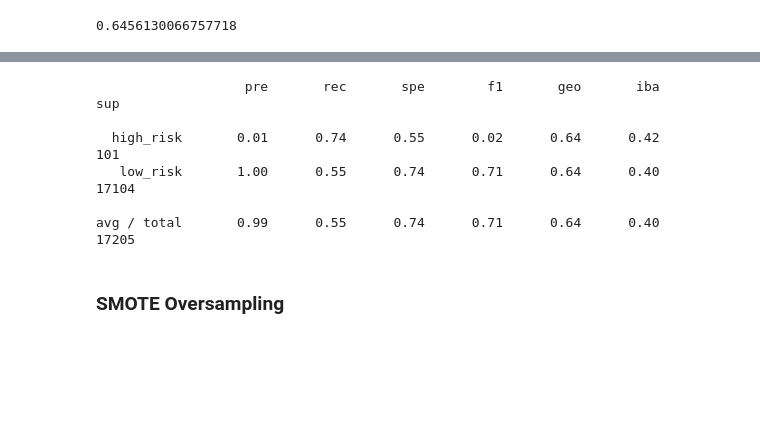
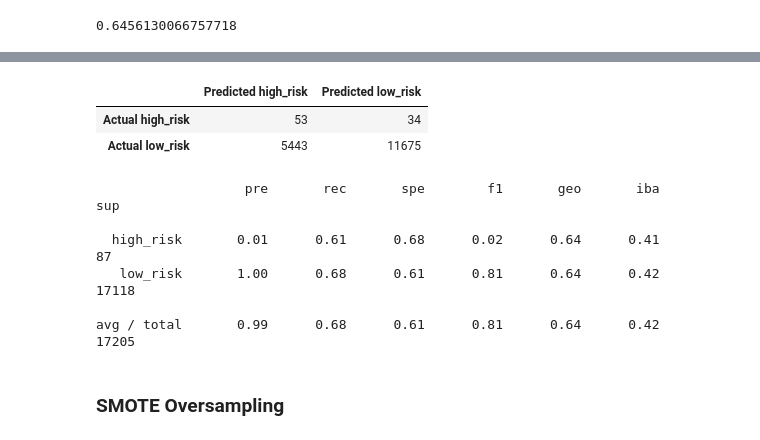
Before and after one commit to indiasc01/Credit_Risk_Analysis, a Jupyter notebook: credit_risk_resampling.ipynb, the cells around one changed output, grey strips where cells are left out. Cells and saved outputs as stored; diff of their text form; code cells hidden in the pictures; blank space fills up the shorter version.

```diff
--- a/credit_risk_resampling.ipynb
+++ b/credit_risk_resampling.ipynb
@@ -164,12 +183,26 @@ array([[  75,   26],
+# %%
+# Display the confusion matrix
+from sklearn.metrics import confusion_matrix
+confusionM = confusion_matrix(y_test, y_pred)
+
+confusionM_df = pd.DataFrame(
+    confusionM, index=["Actual high_risk", "Actual low_risk"], columns=["Predicted high_risk", "Predicted low_risk"])
+
+confusionM_df
+# %% [output]
+|  | Predicted high_risk | Predicted low_risk |
+| Actual high_risk | 53 | 34 |
+| Actual low_risk | 5443 | 11675 |
 # %%
 # Print the imbalanced classification report
-# YOUR CODE HERE
+from imblearn.metrics import classification_report_imbalanced
+print(classification_report_imbalanced(y_test, y_pred))
 # %% [output]
                    pre       rec       spe        f1       geo       iba       sup
 
-  high_risk       0.01      0.74      0.55      0.02      0.64      0.42       101
-   low_risk       1.00      0.55      0.74      0.71      0.64      0.40     17104
+  high_risk       0.01      0.61      0.68      0.02      0.64      0.41        87
+   low_risk       1.00      0.68      0.61      0.81      0.64      0.42     17118
 
-avg / total       0.99      0.55      0.74      0.71      0.64      0.40     17205
+avg / total       0.99      0.68      0.61      0.81      0.64      0.42     17205
 # %% [markdown]
 ### SMOTE Oversampling
```
Also changed, not shown: parts of 22 cells of this notebook, 1 other file.
